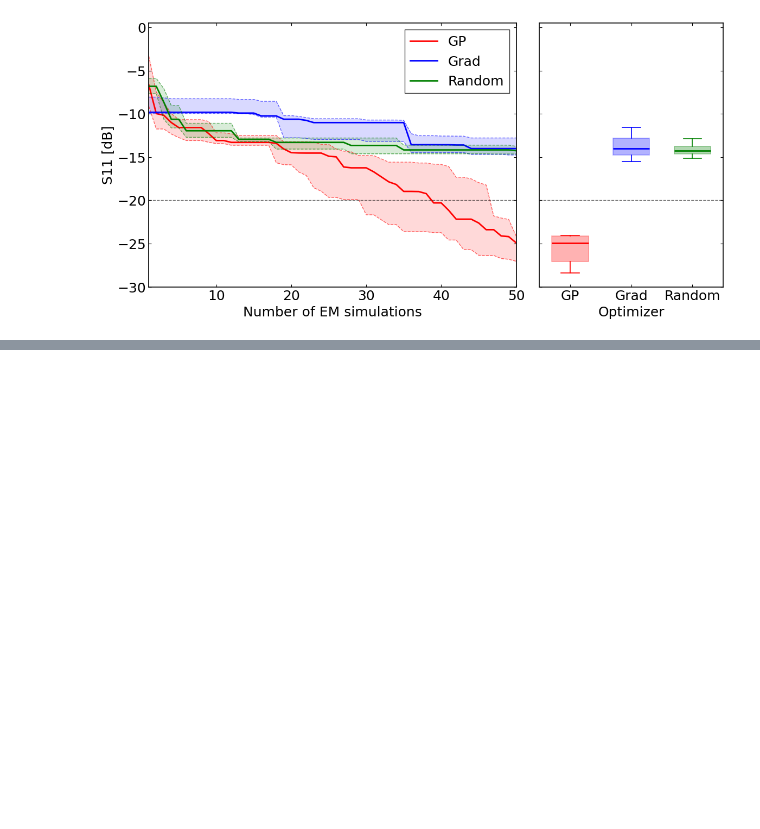
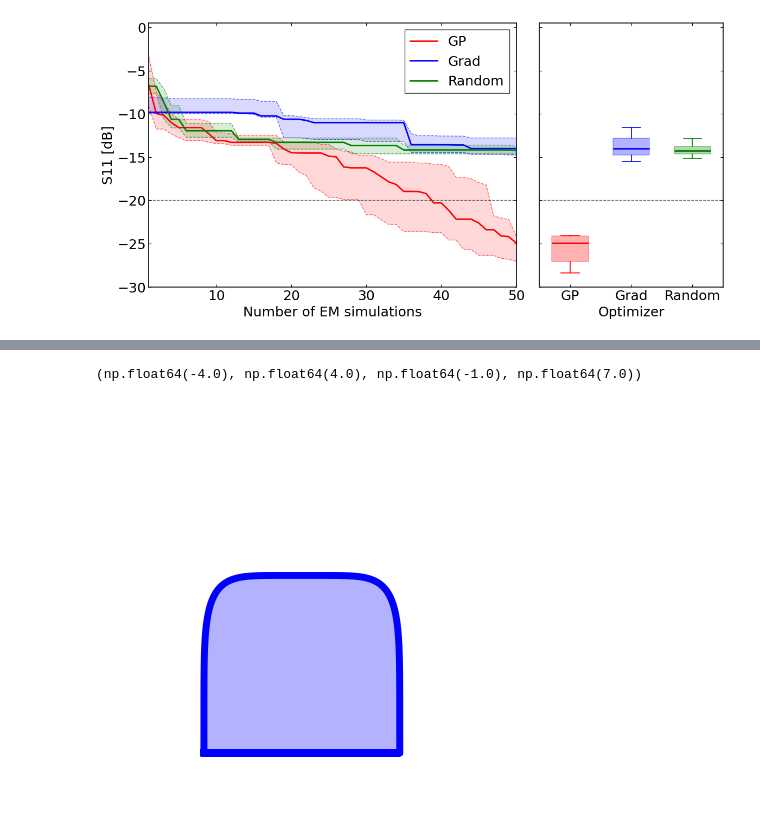
Before and after one commit to Ryoaki374/AntennaSurrogate, a Jupyter notebook: plot.ipynb, the cells around one changed output, grey strips where cells are left out. Cells and saved outputs as stored; diff of their text form; code cells hidden in the pictures; blank space fills up the shorter version.

```diff
--- a/plot.ipynb
+++ b/plot.ipynb
@@ -301,0 +437,26 @@ plt.tight_layout()
+# %%
+fig, ax = plt.subplots(1, 1, figsize=(4, 4), layout='constrained')
+ax.set_box_aspect(1)
+ax.set_aspect('equal', 'box')
+
+c, d, n = shapes[1]['c'], shapes[1]['d'], shapes[1]['n']
+
+# Calculate the vertices for the upper half of the superellipse
+x_top, y_top = get_superellipse_points(c, d, n)
+
+# Create the full list of vertices (add the two base points and close the shape)
+x_coords = np.concatenate([[-c], x_top, [c], [-c]])
+y_coords = np.concatenate([[0], y_top, [0], [0]])
+
+# Plot the polygon
+ax.plot(x_coords, y_coords, '-', lw=5, color='b', markersize=5)
+ax.fill(x_coords, y_coords, color='b', alpha=0.3)
+
+ax.set_xlim(-4, 4)
+ax.set_ylim(-1, 7)
+ax.set_xticklabels([])
+ax.set_yticklabels([])
+ax.axis('off')
+# %% [output]
+(np.float64(-4.0), np.float64(4.0), np.float64(-1.0), np.float64(7.0))
+[figure, added]
```
Also changed, not shown: parts of 8 cells of this notebook.
